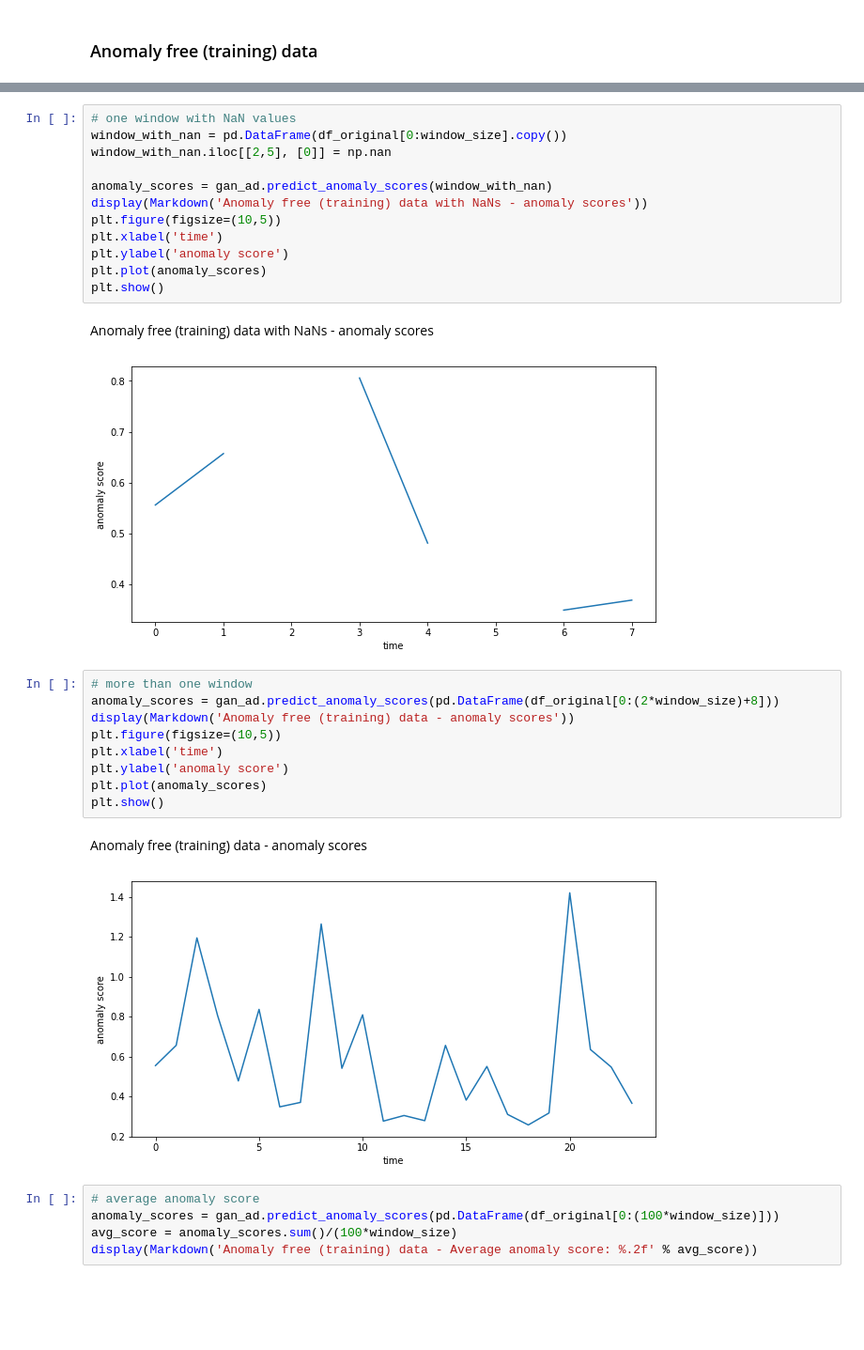
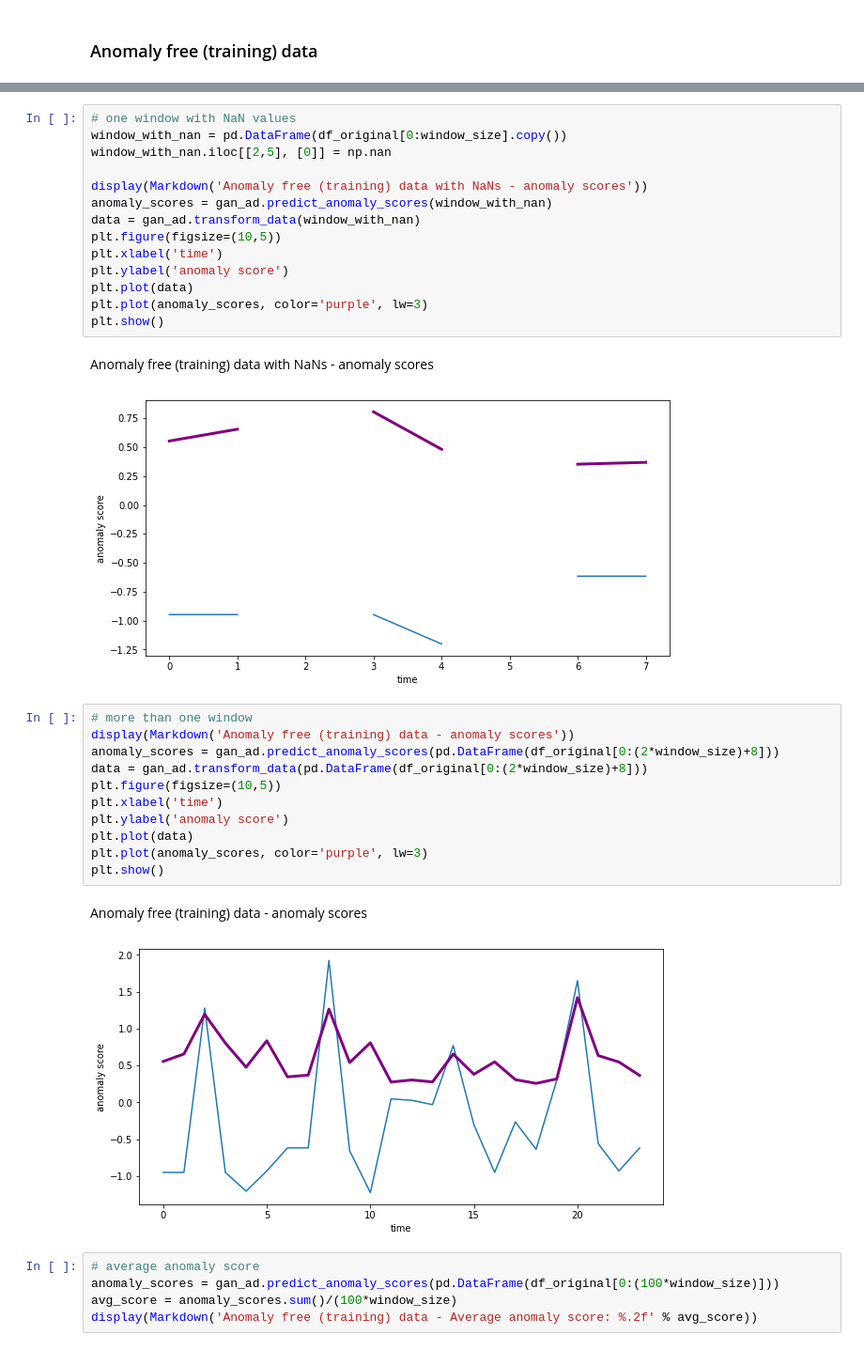
Before and after one commit to ivetasarfyova/TimeSeriesAnomalyDetectionAssignments, a Jupyter notebook: time_series_anomaly_detection/GAN-AD-NAB-CPU.ipynb, the cells around one changed output, grey strips where cells are left out. Shown at 94% size. Saved outputs shown, nothing was run; the diff lists cells and outputs as text; blank space fills up the shorter version.

```diff
--- a/time_series_anomaly_detection/GAN-AD-NAB-CPU.ipynb
+++ b/time_series_anomaly_detection/GAN-AD-NAB-CPU.ipynb
@@ -91,28 +91,32 @@ dtype: float64
 window_with_nan = pd.DataFrame(df_original[0:window_size].copy())
 window_with_nan.iloc[[2,5], [0]] = np.nan
 
+display(Markdown('Anomaly free (training) data with NaNs - anomaly scores'))
 anomaly_scores = gan_ad.predict_anomaly_scores(window_with_nan)
-display(Markdown('Anomaly free (training) data with NaNs - anomaly scores'))
+data = gan_ad.transform_data(window_with_nan)
 plt.figure(figsize=(10,5))
 plt.xlabel('time')
 plt.ylabel('anomaly score')
-plt.plot(anomaly_scores)
+plt.plot(data)
+plt.plot(anomaly_scores, color='purple', lw=3)
 plt.show()
 # %% [output]
 Anomaly free (training) data with NaNs - anomaly scores
-[figure, old version]
+[figure, new version]
 # %%
 # more than one window
+display(Markdown('Anomaly free (training) data - anomaly scores'))
 anomaly_scores = gan_ad.predict_anomaly_scores(pd.DataFrame(df_original[0:(2*window_size)+8]))
-display(Markdown('Anomaly free (training) data - anomaly scores'))
+data = gan_ad.transform_data(pd.DataFrame(df_original[0:(2*window_size)+8]))
 plt.figure(figsize=(10,5))
 plt.xlabel('time')
 plt.ylabel('anomaly score')
-plt.plot(anomaly_scores)
+plt.plot(data)
+plt.plot(anomaly_scores, color='purple', lw=3)
 plt.show()
 # %% [output]
 Anomaly free (training) data - anomaly scores
-[figure, old version]
+[figure, new version]
 # %%
 # average anomaly score
 anomaly_scores = gan_ad.predict_anomaly_scores(pd.DataFrame(df_original[0:(100*window_size)]))
```
Also changed, not shown: parts of 2 cells of this notebook, 1 other file.
